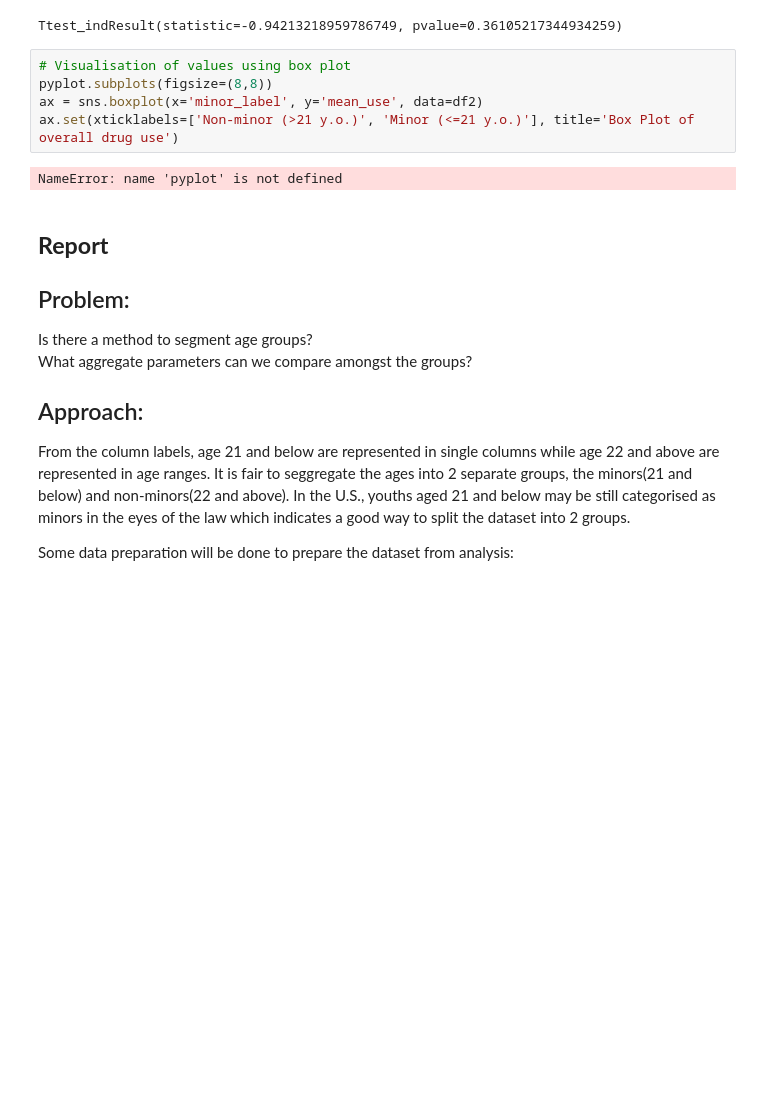
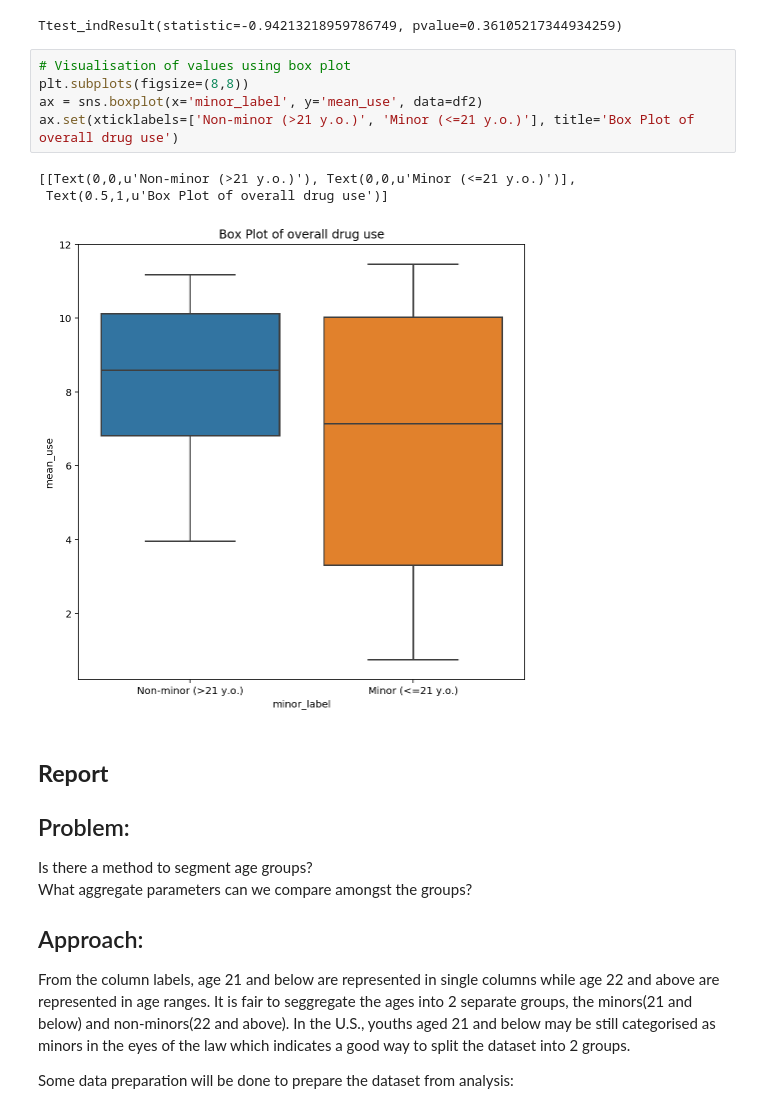
Before and after one commit to jerylcodes/Data-Science, a Jupyter notebook: Data Science Immersive Projects/Project 2/project-02-v2-starter-code.ipynb, the cells around one changed output. Saved outputs shown, nothing was run; the diff lists cells and outputs as text; blank space fills up the shorter version.

```diff
--- a/Data Science Immersive Projects/Project 2/project-02-v2-starter-codee.ipynb
+++ b/Data Science Immersive Projects/Project 2/project-02-v2-starter-code.ipynb
@@ -818,11 +811,13 @@ stats.ttest_ind(list3, list2)
 Ttest_indResult(statistic=-0.94213218959786749, pvalue=0.36105217344934259)
 # %%
 # Visualisation of values using box plot
-pyplot.subplots(figsize=(8,8))
+plt.subplots(figsize=(8,8))
 ax = sns.boxplot(x='minor_label', y='mean_use', data=df2)
 ax.set(xticklabels=['Non-minor (>21 y.o.)', 'Minor (<=21 y.o.)'], title='Box Plot of overall drug use')
 # %% [output]
-NameError: name 'pyplot' is not defined
+[[Text(0,0,u'Non-minor (>21 y.o.)'), Text(0,0,u'Minor (<=21 y.o.)')],
+ Text(0.5,1,u'Box Plot of overall drug use')]
+[figure, added]
 # %% [markdown]
 ## **Report**
 
```
Also changed, not shown: parts of 11 cells of this notebook.
